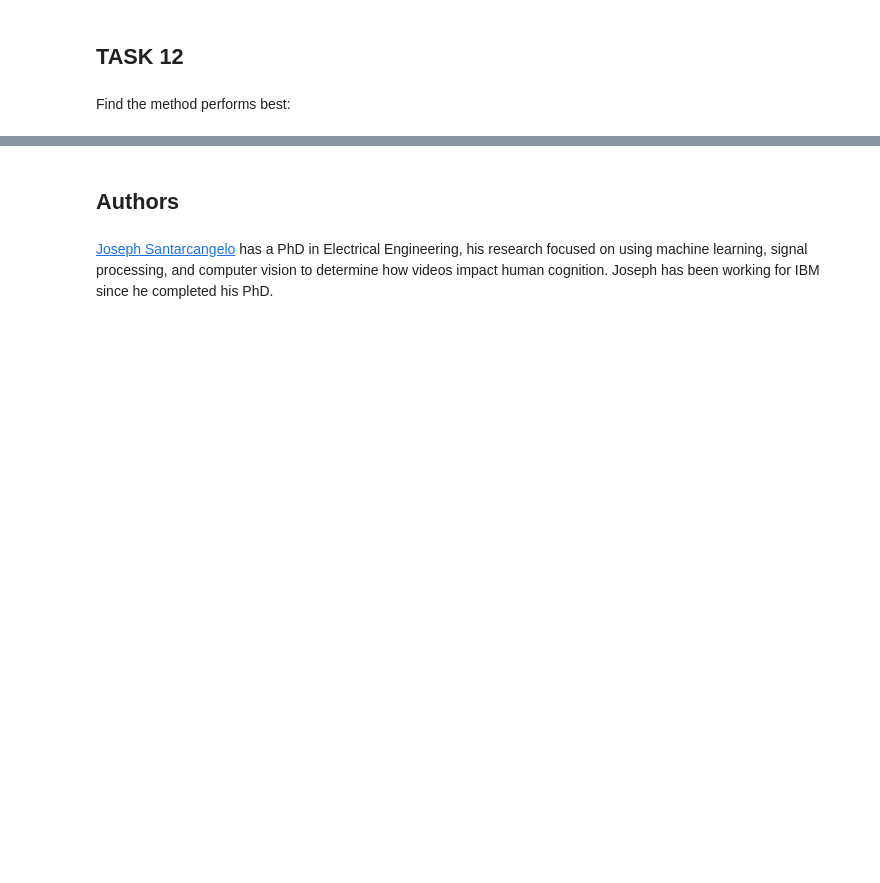
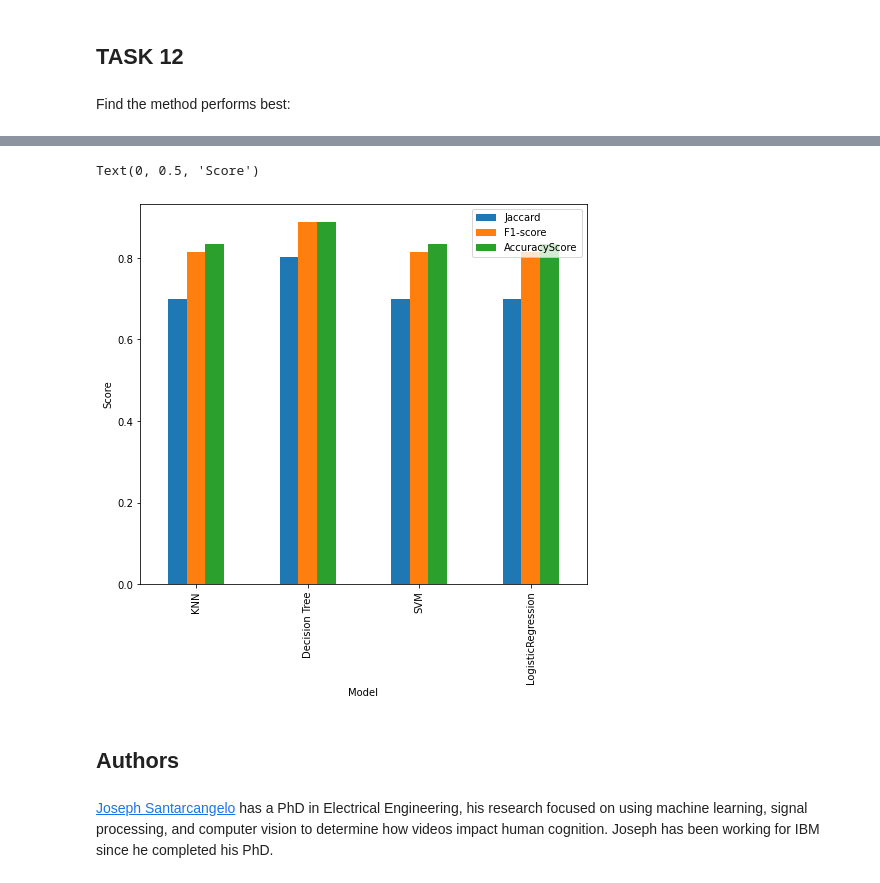
Before and after one commit to sasikc/Applied-Data-Science-Capstone---SpaceX, a Jupyter notebook: spacex ml prediction.ipynb, the cells around one changed output, grey strips where cells are left out. Cells and saved outputs as stored; diff of their text form; code cells hidden in the pictures; blank space fills up the shorter version.

```diff
--- a/spacex ml prediction.ipynb
+++ b/spacex ml prediction.ipynb
@@ -365,3 +365,10 @@ score_df
+# %%
+plt = score_df.set_index('Algorithm').plot.bar(figsize=(8, 7), title='Classifcation Model Performance')
+plt.set_xlabel('Model')
+plt.set_ylabel('Score')
+# %% [output]
+Text(0, 0.5, 'Score')
+[figure, added]
 # %% [markdown]
 ## Authors
 # %% [markdown]
```
Also changed, not shown: parts of 3 cells of this notebook.
